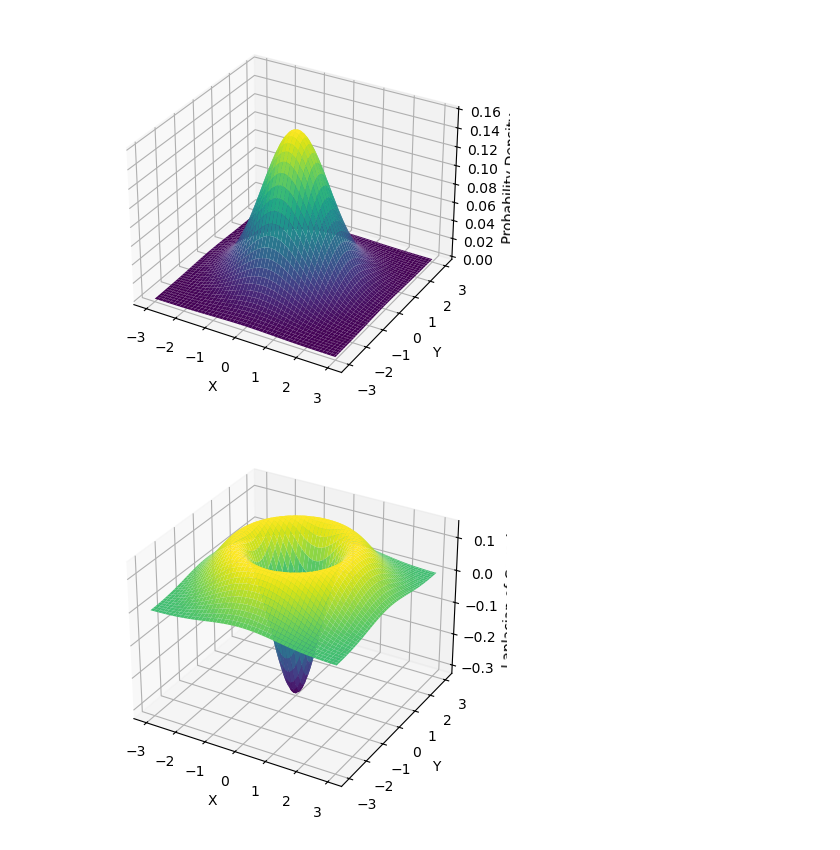
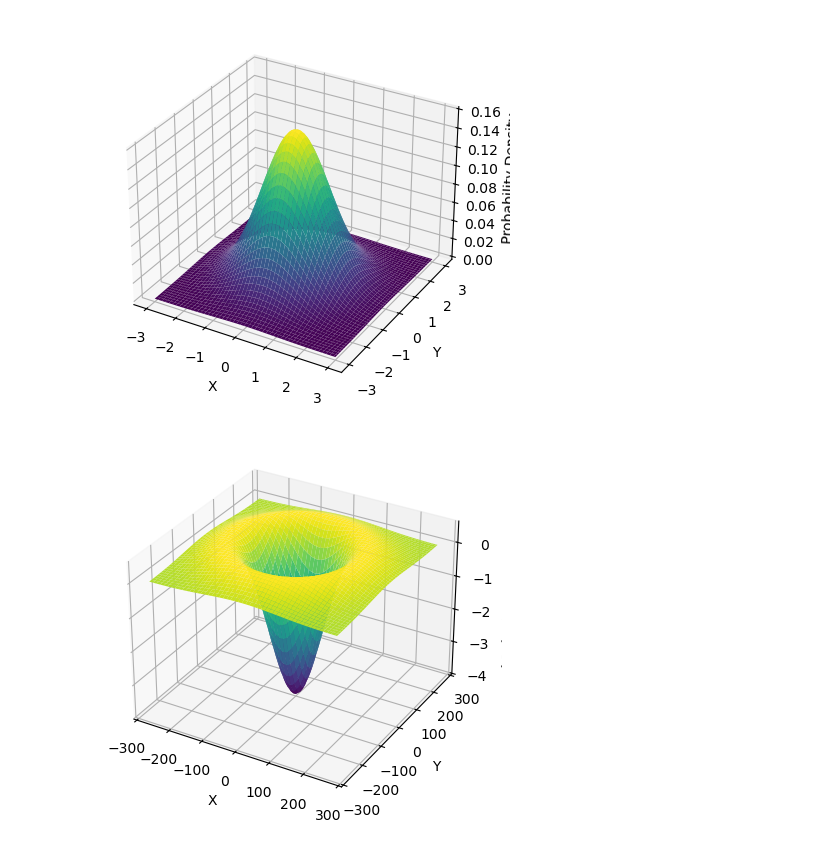
Before and after one commit to praveen2k2/Image_Processing_A, a Jupyter notebook: Assigment_2/assigment2.ipynb, the cells around one changed output. Saved outputs shown, nothing was run; the diff lists cells and outputs as text; code cells hidden in the pictures.

```diff
--- a/Assigment_2/assigment2.ipynb
+++ b/Assigment_2/assigment2.ipynb
@@ -41,24 +45,26 @@ plt.show()
 # %%
 import numpy as np
 import matplotlib.pyplot as plt
 from mpl_toolkits.mplot3d import Axes3D
 
 # Create grid
-x = np.linspace(-3, 3, 100)
-y = np.linspace(-3, 3, 100)
+sgm=90
+x = np.linspace(-3*sgm, 3*sgm, 100)
+y = np.linspace(-3*sgm, 3*sgm, 100)
 X, Y = np.meshgrid(x, y)
 
-# 2D Laplacian formula (height = probability density)
-LoG = -1/(np.pi) * (1 - (X**2 + Y**2)) * np.exp(-(X**2 + Y**2) / 2)
+
+# 2D Laplacian of gaussian formula
+LoG = -1*sgm**2/(np.pi * sgm**4) * (1 - (X**2 + Y**2) / (2 * sgm**2)) * np.exp(-(X**2 + Y**2) / (2 * sgm**2))
 
 # Plot
 fig = plt.figure()
 ax = fig.add_subplot(111, projection='3d')
 ax.plot_surface(X, Y, LoG, cmap='viridis')
 
 ax.set_xlabel('X')
 ax.set_ylabel('Y')
 ax.set_zlabel('Laplacian of Gaussian')
 plt.show()
 # %% [output]
-[figure, old version]
+[figure, new version]
```
Also changed, not shown: parts of 6 cells of this notebook.
